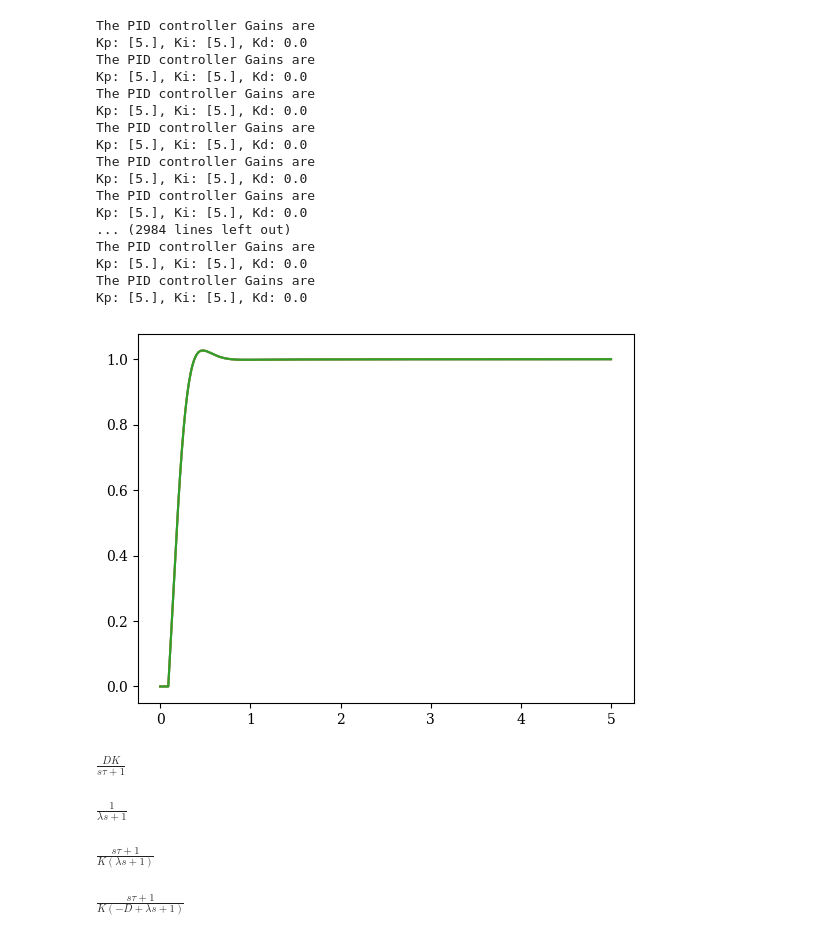
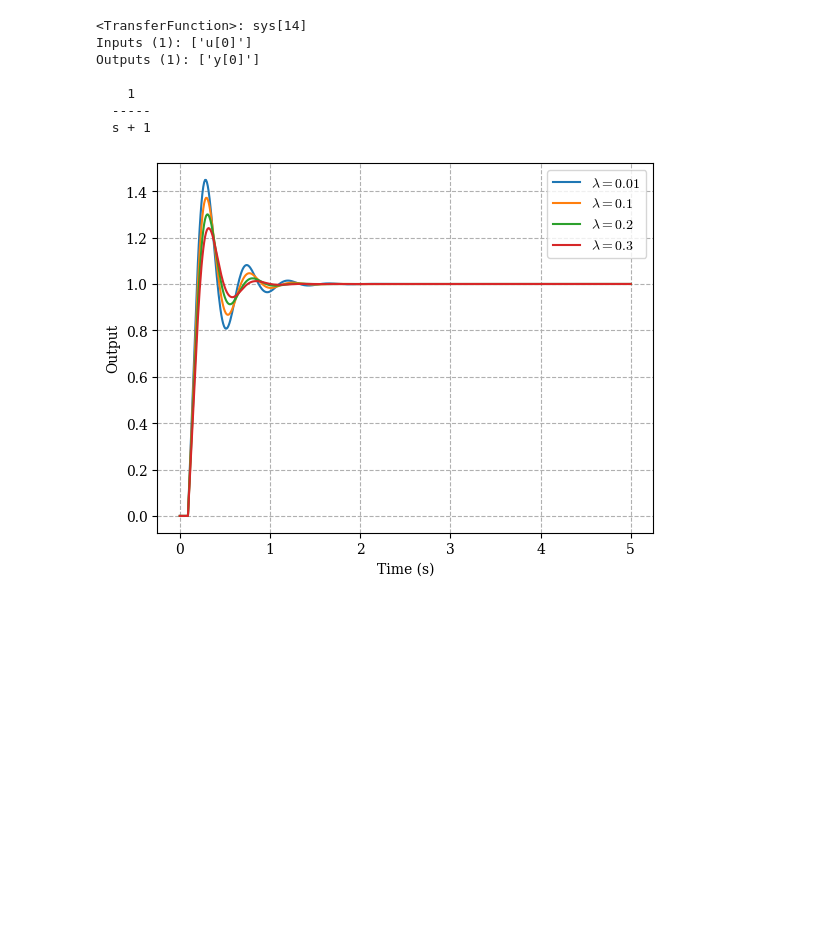
Before and after one commit to vkbharatv/Non-linear-and-Adaptive-Control-Design, a Jupyter notebook: NLACD_T3.ipynb, the cells around one changed output. Drawn from its saved outputs; the diff is of its cells as text; code cells hidden in the pictures; blank space fills up the shorter version.

```diff
--- a/NLACD_T3.ipynb
+++ b/NLACD_T3.ipynb
@@ -77,68 +61,44 @@ Outputs (1): ['y[0]']
 # %%
+K = 1
+tau = 1
+theta = 0.1
+
+G = ctrl.TransferFunction([K], [tau, 1])  # Plant Transfer Function
+delay_time = theta  # Delay time in seconds
+print(G)
 dt = 0.01  # Time step for simulation
 time = np.arange(0, 5, dt)  # Simulation time vector
 
 Kp = 1.0
 Ki = 1.0
 Kd = 0.5
 
 pid = PIDController(Kp=Kp, Ki=Ki, Kd=Kd, dt=dt)
 Plant = DelayControlSystem(G, delay_time, dt)
-for lambda_c in [0.2, 0.1, 0.05]:
+lambda_t = {}
+for i, lambda_c in enumerate([0.01, 0.1, 0.2, 0.3]):
     Plant.reset()
     pid.reset()
-    for i, _ in enumerate(time):
-
+    for j, _ in enumerate(time):
         setpoint = 1.0  # Desired setpoint
         measurement = Plant.y[-1] if Plant.y else 0.0
         error = setpoint - measurement
-        lambda_c = np.clip(np.exp((error)), 0.01, 1)
         pid.IMC_tune(lambda_c=0.1 * lambda_c, K=K, tau=tau, theta=theta)
-        pid()
         u = pid.compute(setpoint, measurement)
         Plant.step(u)
+    plt.plot(Plant.t, Plant.y, label=f"$\\lambda={lambda_c}$")
 
-    plt.plot(Plant.t, Plant.y, label="Output with Delay")
+plt.legend()
+plt.xlabel("Time (s)")
+plt.ylabel("Output")
+plt.grid(linestyle="--")
 plt.show()
 # %% [output]
-The PID controller Gains are
-Kp: [5.], Ki: [5.], Kd: 0.0
-The PID controller Gains are
-Kp: [5.], Ki: [5.], Kd: 0.0
-The PID controller Gains are
-Kp: [5.], Ki: [5.], Kd: 0.0
-The PID controller Gains are
-Kp: [5.], Ki: [5.], Kd: 0.0
-The PID controller Gains are
-Kp: [5.], Ki: [5.], Kd: 0.0
-The PID controller Gains are
-Kp: [5.], Ki: [5.], Kd: 0.0
-... (2984 lines left out)
-The PID controller Gains are
-Kp: [5.], Ki: [5.], Kd: 0.0
-The PID controller Gains are
-Kp: [5.], Ki: [5.], Kd: 0.0
+<TransferFunction>: sys[14]
+Inputs (1): ['u[0]']
+Outputs (1): ['y[0]']
+
+    1
+  -----
+  s + 1
-[figure, old version]
+[figure, new version]
-# %%
-import sympy as sp
-
-s, tau, K, theta, lambda_, Kp, Ki, Kd, D = sp.symbols("s tau K theta lambda Kp Ki Kd D")
-G_sp = K / ((tau * s + 1))
-G_sn = D
-display(G_sp * G_sn)
-F = 1 / (lambda_ * s + 1)
-display(F)
-# %% [output]
-$\displaystyle \frac{D K}{s \tau + 1}$
-$\displaystyle \frac{1}{\lambda s + 1}$
-# %%
-C_IMC = F / G_sp
-display(C_IMC)
-# %% [output]
-$\displaystyle \frac{s \tau + 1}{K \left(\lambda s + 1\right)}$
-# %%
-C_PID = Kp + Ki / s + Kd * s
-C = (C_IMC / (1 - F * G_sn)).simplify()
-display(C)
-# %% [output]
-$\displaystyle \frac{s \tau + 1}{K \left(- D + \lambda s + 1\right)}$
```
Also changed, not shown: parts of 3 cells of this notebook, 2 other files.
